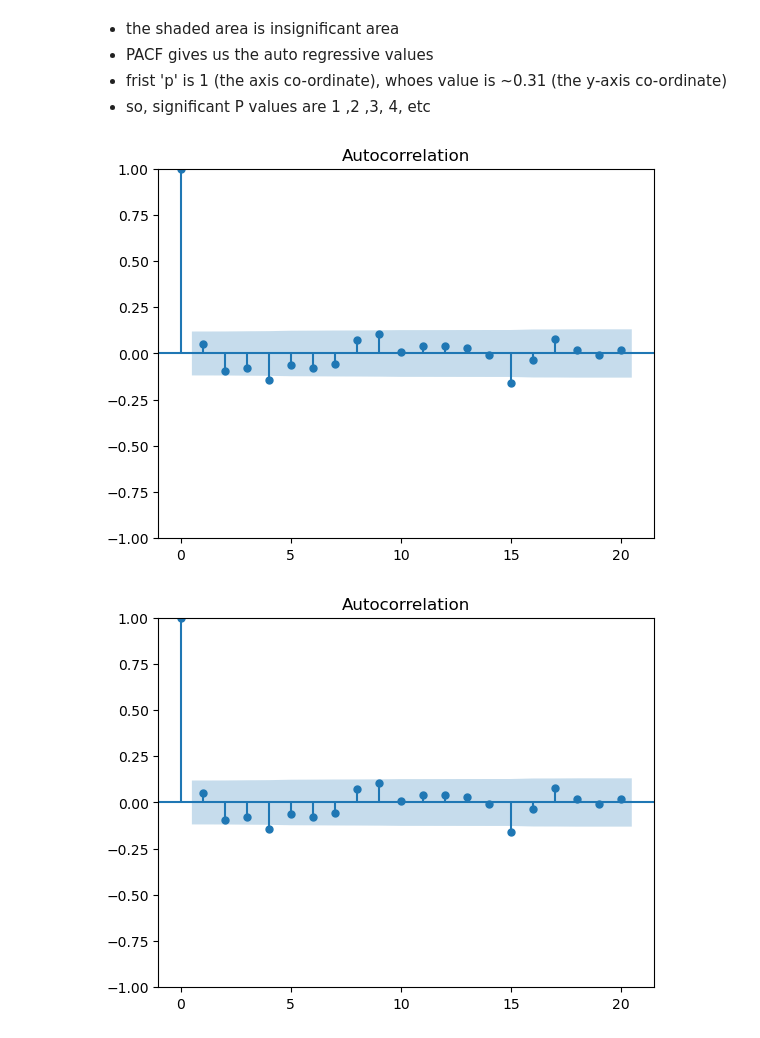
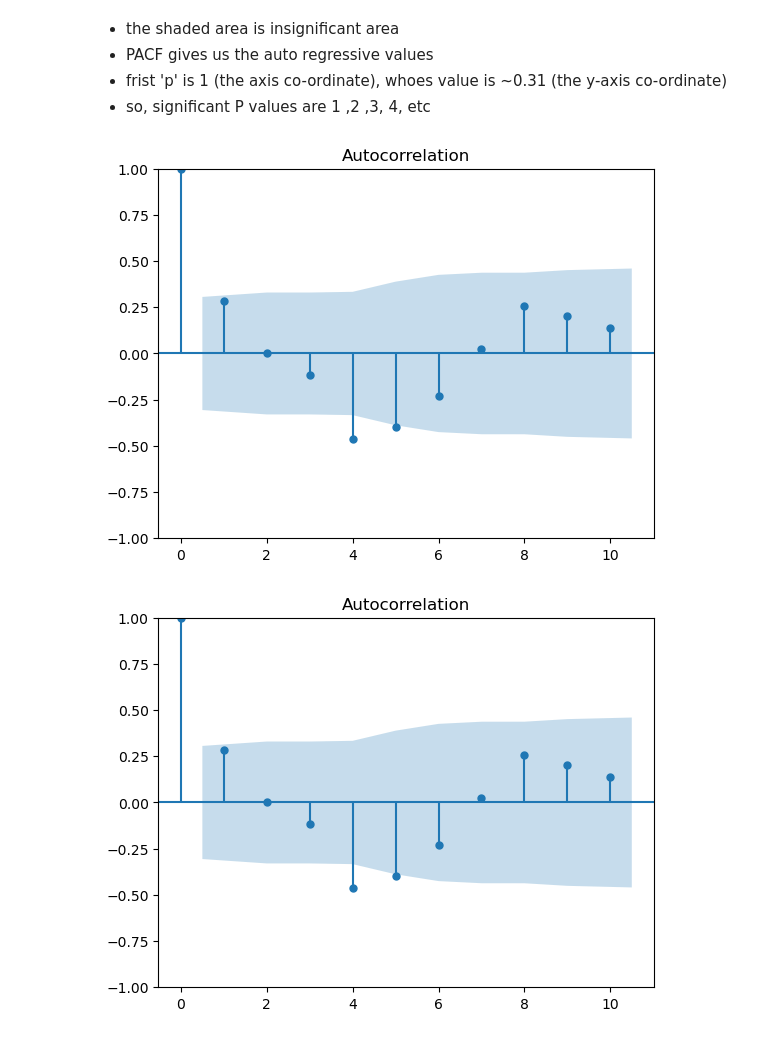
Before and after one commit to Puneet681/CDAC-PG-DAI, a Jupyter notebook: data analytics/Personal/stocks_acc.ipynb, the cells around one changed output. Saved outputs shown, nothing was run; the diff lists cells and outputs as text; code cells hidden in the pictures.

```diff
--- a/data analytics/Personal/stocks_acc.ipynb
+++ b/data analytics/Personal/stocks_acc.ipynb
@@ -139,7 +156,7 @@ plt.show()
 # %%
 # calcaulate the plot of rolling mean and standard deviation
-df['rollMean'] = df['Close'].rolling(window=20).mean() ## window = 12 parameter shiftes the time by 12 column
-df['rollStd'] = df['Close'].rolling(window=20).std()
+df['rollMean'] = df['Close'].rolling(window=5).mean() ## window = 12 parameter shiftes the time by 12 column
+df['rollStd'] = df['Close'].rolling(window=5).std()
 # %%
 print(df['rollMean'])
 print(df['rollStd']) # it will take rolling mean after first 12 values
@@ -311,10 +316,10 @@ plt.show()
 * frist 'p' is 1 (the axis co-ordinate), whoes value is ~0.31 (the y-axis co-ordinate)
 * so, significant P values are 1 ,2 ,3, 4, etc
 # %%
-plot_acf(tcs['FirstDiff'].dropna(),lags=20)
+plot_acf(tcs['FirstDiff'].dropna(),lags=10)
 # %% [output]
-[figure, old version]
+[figure, new version]
-[figure, old version]
+[figure, new version]
 # %%
 tcs.sort_index()
 # %% [output]
```
Also changed, not shown: parts of 35 cells of this notebook, 14 other files.
